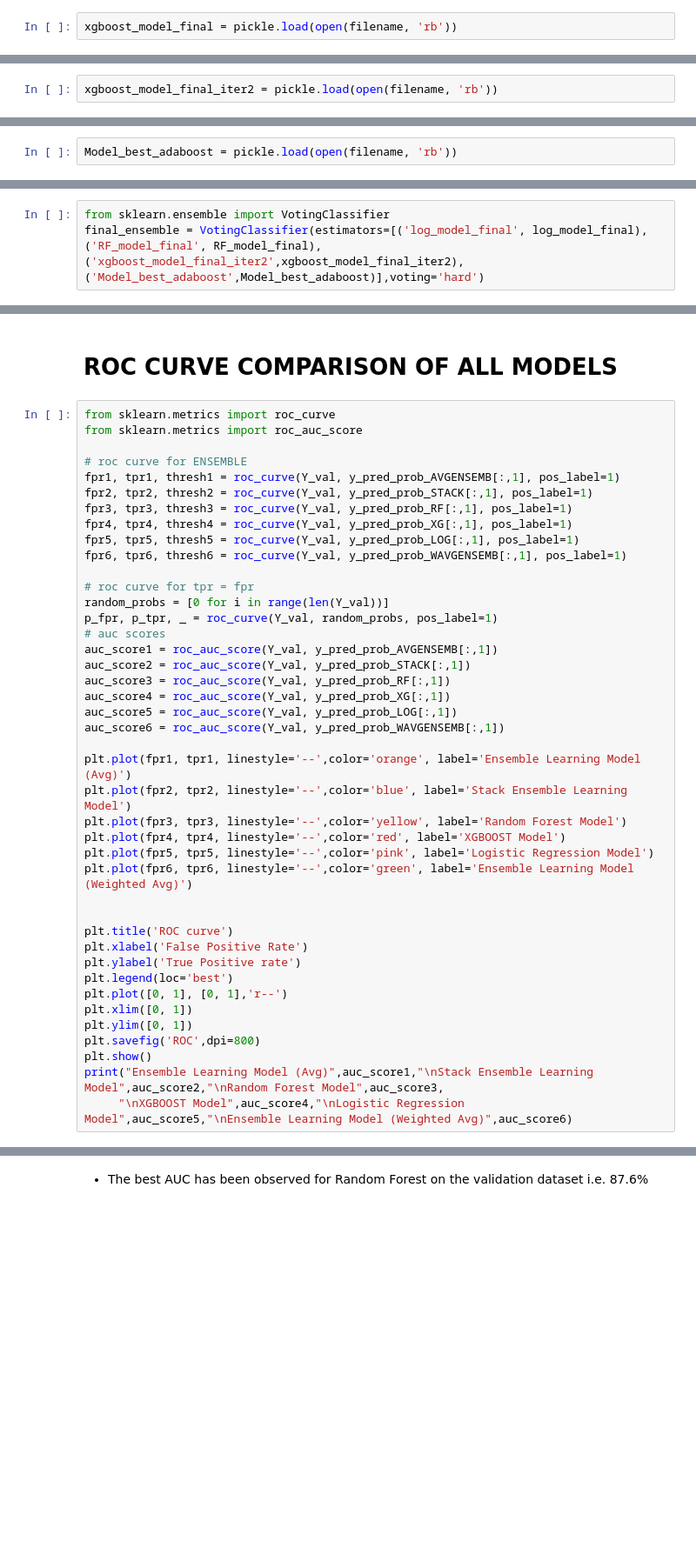
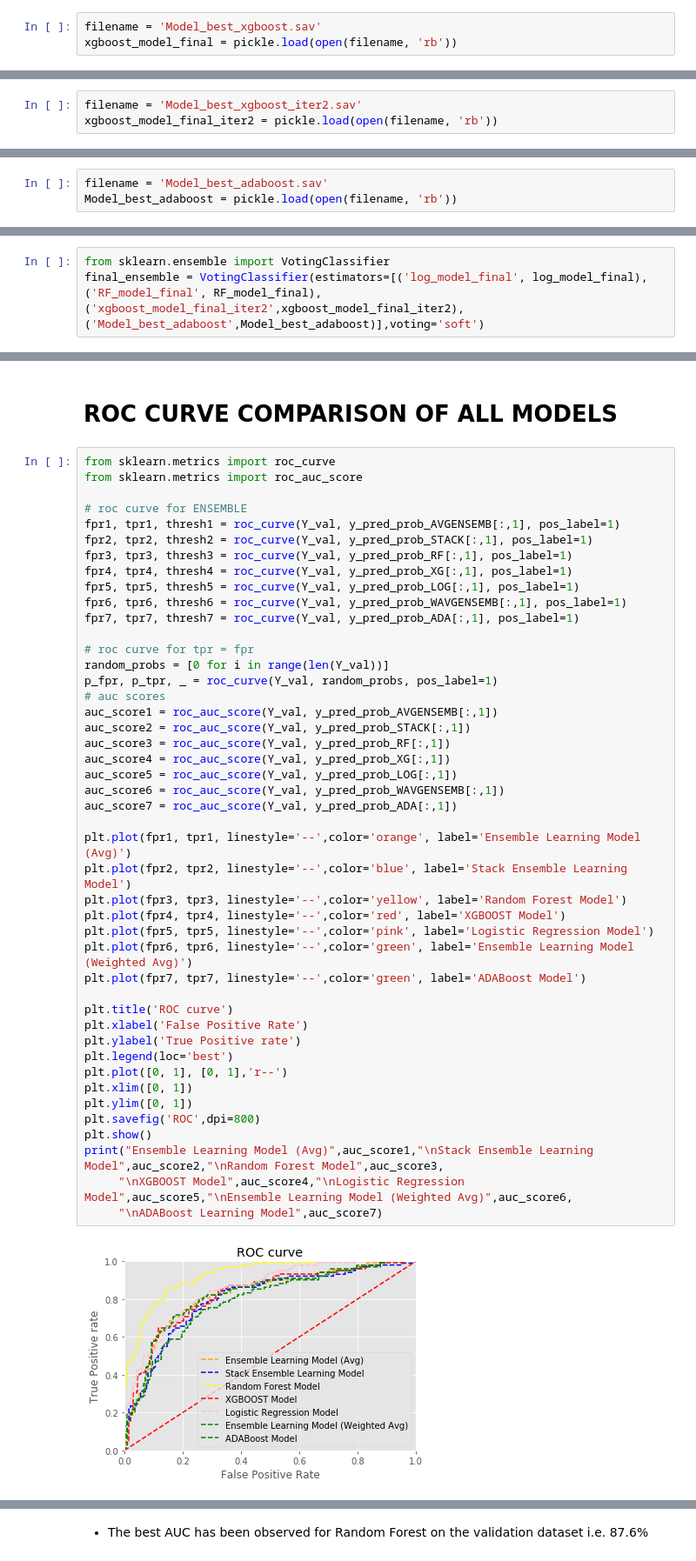
Before and after one commit to shikha34/Credit_Card_Default_Prediction_Model, a Jupyter notebook: CreditCard_Default_EnsembleLearning.ipynb, the cells around one changed output, grey strips where cells are left out. Shown at 87% size. Cells and saved outputs as stored; diff of their text form; blank space fills up the shorter version.

```diff
--- a/CreditCard_Default_EnsembleLearning.ipynb
+++ b/CreditCard_Default_EnsembleLearning.ipynb
@@ -781,6 +782,7 @@ best_xg = xg_grid.best_estimator_
 filename = 'Model_best_xgboost.sav'
 pickle.dump(best_xg, open(filename, 'wb'))
 # %%
+filename = 'Model_best_xgboost.sav'
 xgboost_model_final = pickle.load(open(filename, 'rb'))
 # %%
 score= xgboost_model_final.score(X, Y)
@@ -879,6 +881,7 @@ XGBClassifier(base_score=0.5, booster='gbtree', colsample_bylevel=1,
 filename = 'Model_best_xgboost_iter2.sav'
 pickle.dump(xg_iter2, open(filename, 'wb'))
 # %%
+filename = 'Model_best_xgboost_iter2.sav'
 xgboost_model_final_iter2 = pickle.load(open(filename, 'rb'))
 # %%
 # Predcited probability of each class.
@@ -977,6 +980,7 @@ GridSearchCV(cv=10, error_score=nan,
 filename = 'Model_best_adaboost.sav'
 pickle.dump(ada_best, open(filename, 'wb'))
 # %%
+filename = 'Model_best_adaboost.sav'
 Model_best_adaboost = pickle.load(open(filename, 'rb'))
 # %%
 score= Model_best_adaboost.score(X, Y)
@@ -1040,7 +1044,7 @@ final_test_pred_LOG.to_csv("final_test_pred_LOG1.csv")
 ### Taking average of all models
 # %%
 from sklearn.ensemble import VotingClassifier
-final_ensemble = VotingClassifier(estimators=[('log_model_final', log_model_final), ('RF_model_final', RF_model_final),('xgboost_model_final_iter2',xgboost_model_final_iter2),('Model_best_adaboost',Model_best_adaboost)],voting='hard')
+final_ensemble = VotingClassifier(estimators=[('log_model_final', log_model_final), ('RF_model_final', RF_model_final),('xgboost_model_final_iter2',xgboost_model_final_iter2),('Model_best_adaboost',Model_best_adaboost)],voting='soft')
 # %%
 final_ensemble.fit(X, Y)
 score= final_ensemble.score(X, Y)
@@ -1230,35 +1201,39 @@ fpr3, tpr3, thresh3 = roc_curve(Y_val, y_pred_prob_RF[:,1], pos_label=1)
 fpr4, tpr4, thresh4 = roc_curve(Y_val, y_pred_prob_XG[:,1], pos_label=1)
 fpr5, tpr5, thresh5 = roc_curve(Y_val, y_pred_prob_LOG[:,1], pos_label=1)
 fpr6, tpr6, thresh6 = roc_curve(Y_val, y_pred_prob_WAVGENSEMB[:,1], pos_label=1)
+fpr7, tpr7, thresh7 = roc_curve(Y_val, y_pred_prob_ADA[:,1], pos_label=1)
 
 # roc curve for tpr = fpr
 random_probs = [0 for i in range(len(Y_val))]
 p_fpr, p_tpr, _ = roc_curve(Y_val, random_probs, pos_label=1)
 # auc scores
 auc_score1 = roc_auc_score(Y_val, y_pred_prob_AVGENSEMB[:,1])
 auc_score2 = roc_auc_score(Y_val, y_pred_prob_STACK[:,1])
 auc_score3 = roc_auc_score(Y_val, y_pred_prob_RF[:,1])
 auc_score4 = roc_auc_score(Y_val, y_pred_prob_XG[:,1])
 auc_score5 = roc_auc_score(Y_val, y_pred_prob_LOG[:,1])
 auc_score6 = roc_auc_score(Y_val, y_pred_prob_WAVGENSEMB[:,1])
+auc_score7 = roc_auc_score(Y_val, y_pred_prob_ADA[:,1])
 
 plt.plot(fpr1, tpr1, linestyle='--',color='orange', label='Ensemble Learning Model (Avg)')
 plt.plot(fpr2, tpr2, linestyle='--',color='blue', label='Stack Ensemble Learning Model')
 plt.plot(fpr3, tpr3, linestyle='--',color='yellow', label='Random Forest Model')
 plt.plot(fpr4, tpr4, linestyle='--',color='red', label='XGBOOST Model')
 plt.plot(fpr5, tpr5, linestyle='--',color='pink', label='Logistic Regression Model')
 plt.plot(fpr6, tpr6, linestyle='--',color='green', label='Ensemble Learning Model (Weighted Avg)')
-
+plt.plot(fpr7, tpr7, linestyle='--',color='green', label='ADABoost Model')
 
 plt.title('ROC curve')
 plt.xlabel('False Positive Rate')
 plt.ylabel('True Positive rate')
 plt.legend(loc='best')
 plt.plot([0, 1], [0, 1],'r--')
 plt.xlim([0, 1])
 plt.ylim([0, 1])
 plt.savefig('ROC',dpi=800)
 plt.show()
 print("Ensemble Learning Model (Avg)",auc_score1,"\nStack Ensemble Learning Model",auc_score2,"\nRandom Forest Model",auc_score3,
-     "\nXGBOOST Model",auc_score4,"\nLogistic Regression Model",auc_score5,"\nEnsemble Learning Model (Weighted Avg)",auc_score6)
+     "\nXGBOOST Model",auc_score4,"\nLogistic Regression Model",auc_score5,"\nEnsemble Learning Model (Weighted Avg)",auc_score6,
+     "\nADABoost Learning Model",auc_score7)
 # %% [output]
+[figure, added]
```
Also changed, not shown: parts of 45 cells of this notebook.
